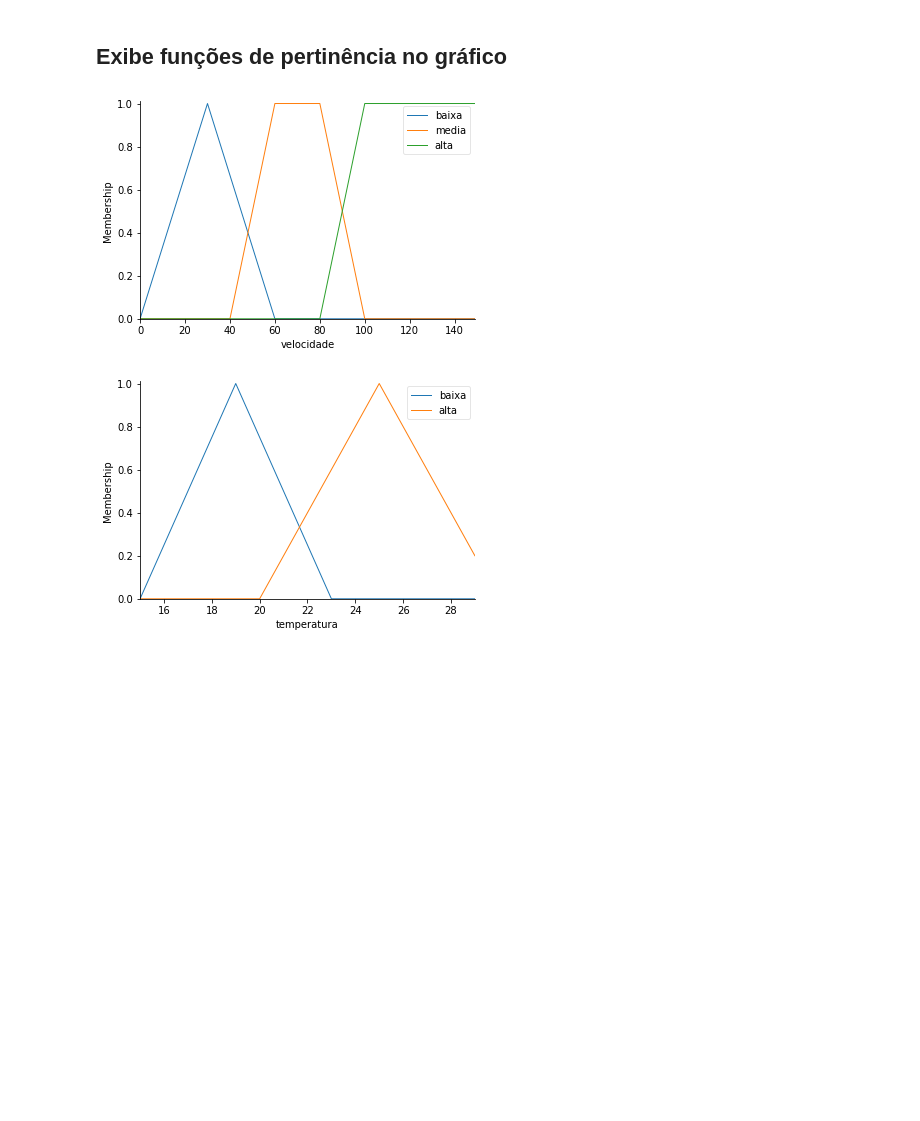
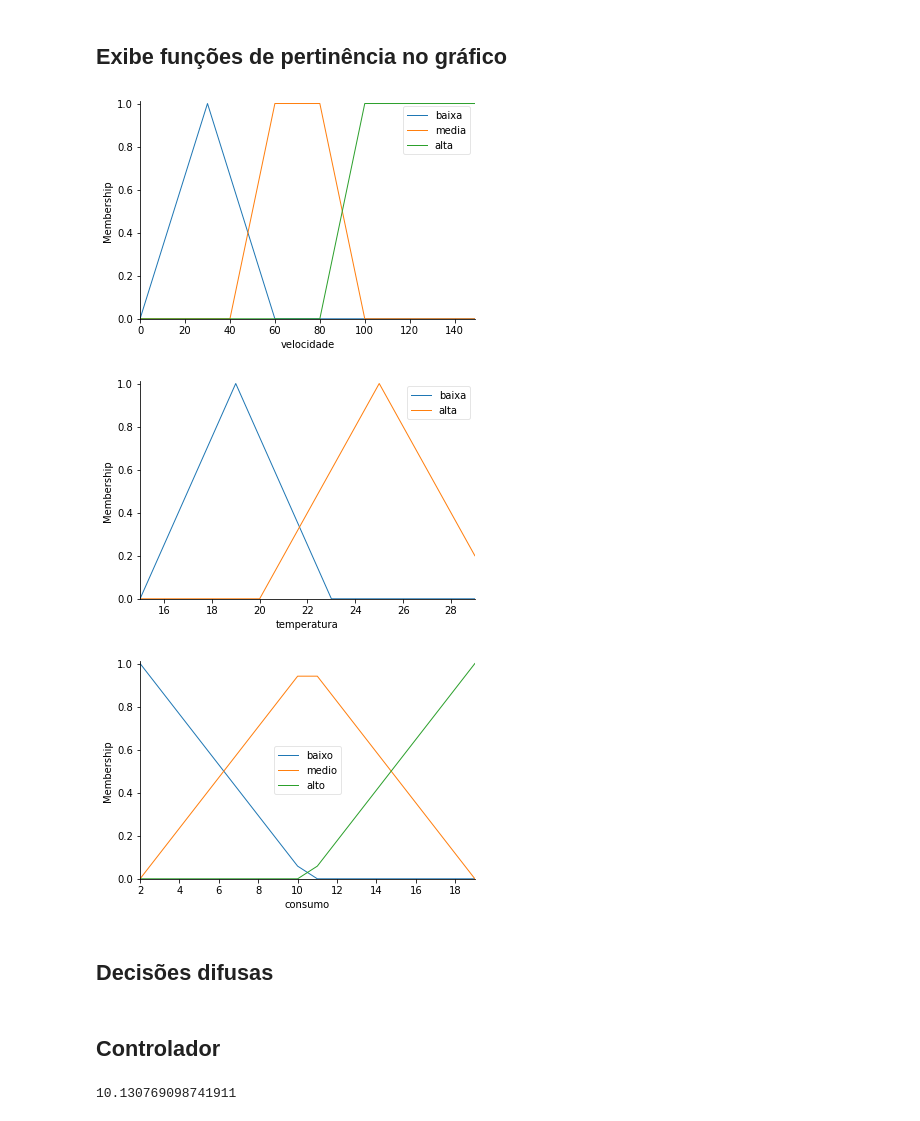
Before and after one commit to tiagoboeing/fuzzy-consumo-combustivel, a Jupyter notebook: init.ipynb, the cells around one changed output. Drawn from its saved outputs; the diff is of its cells as text; code cells hidden in the pictures; blank space fills up the shorter version.

```diff
--- a/init.ipynb
+++ b/init.ipynb
@@ -43,6 +46,9 @@ from skfuzzy import control as ctrl
 # variáveis
 velocidade = ctrl.Antecedent(np.arange(0, 150, 1), 'velocidade')
 temperatura = ctrl.Antecedent(np.arange(15, 30, 1), 'temperatura')
+consumo = ctrl.Consequent(np.arange(2, 20, 1), 'consumo') # considerando km/L
+
+consumo.automf(names=['baixo', 'medio', 'alto'])
 
 # pertinência
 velocidade['baixa'] = fuzz.trimf(velocidade.universe, [0, 30, 60])
@@ -56,6 +62,10 @@ temperatura['alta'] = fuzz.trimf(temperatura.universe, [20, 25, 30])
 # %%
 velocidade.view()
 temperatura.view()
+consumo.view()
 # %% [output]
 [figure]
 [figure]
+[figure, added]
+# %% [markdown]
+## Decisões difusas
@@ -61,0 +78,15 @@ temperatura.view()
+# %% [markdown]
+## Controlador
+# %%
+consumo_ctrl = ctrl.ControlSystem([rule1, rule2, rule3, rule4, rule5])
+consumo_simulador = ctrl.ControlSystemSimulation(consumo_ctrl)
+
+# ALTERE OS VALORES AQUI PARA SIMULAR
+consumo_simulador.input['velocidade'] = 40
+consumo_simulador.input['temperatura'] = 22
+
+# Computando o resultado
+consumo_simulador.compute()
+print(consumo_simulador.output['consumo'])
+# %% [output]
+10.130769098741911
```
Also changed, not shown: parts of 5 cells of this notebook.
